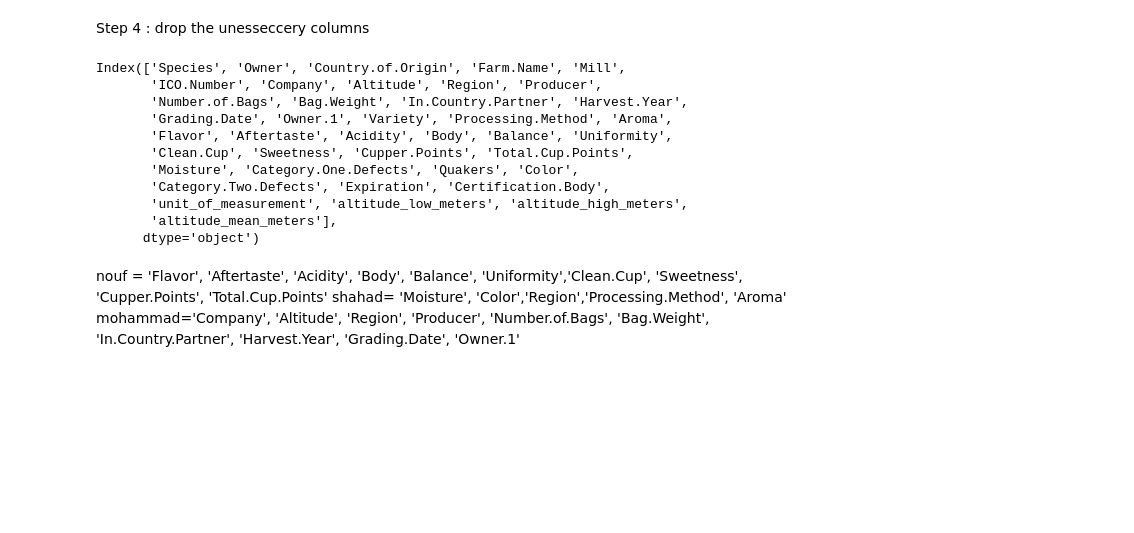
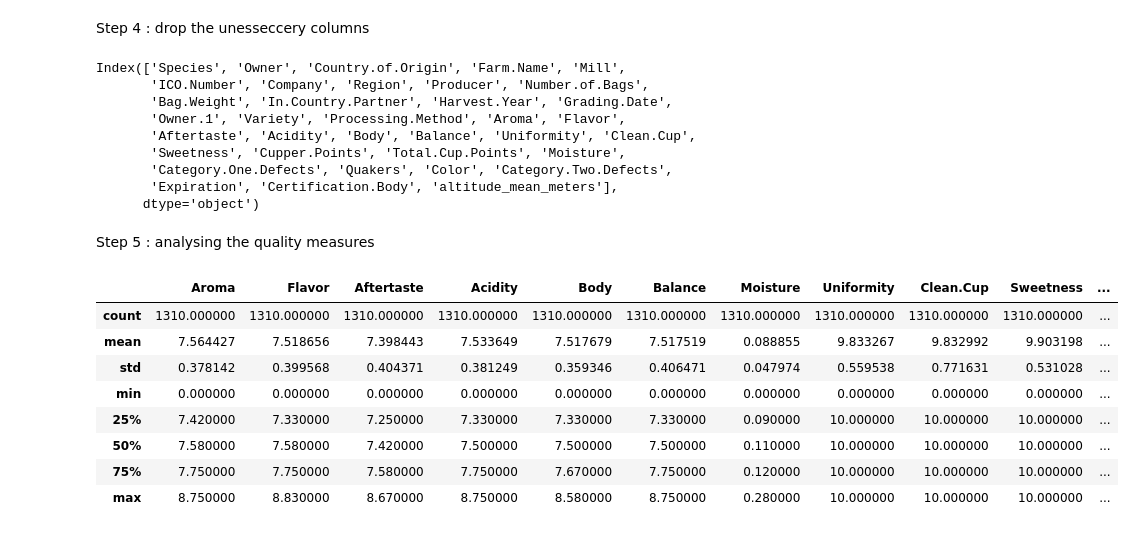
Before and after one commit to novr1512/exploring-coffee-data, a Jupyter notebook: exploring.ipynb, the cells around one changed output. Saved outputs shown, nothing was run; the diff lists cells and outputs as text; code cells hidden in the pictures; blank space fills up the shorter version.

```diff
--- a/exploring.ipynb
+++ b/exploring.ipynb
@@ -67,25 +167,37 @@ False
 # %% [markdown]
 Step 4 : drop the unesseccery columns
-# %%
-arabicaCoffee.drop(['Unnamed: 0','Lot.Number','Certification.Address','Certification.Contact'], axis=1 , inplace = True)
+# %%
+#Unnamed: 0 column is deleted because it is only a count of the number of arrows starting from 1 (not nedded)
+#Lot.Number column is deleted because most of the values included in it are null values (Also not needed)
+# 'Certification.Address','Certification.Contact' are deleted because they are not needded
+#the only Altitude column needed is the mean of the altitudes, because the same farm might have different altitudes.
+# So the max, min,, Altitude and unit of measurement columns will be deleted
+
+arabicaCoffee.drop(['Unnamed: 0','Lot.Number','Certification.Address','Certification.Contact','Altitude', 'unit_of_measurement', 'altitude_low_meters', 'altitude_high_meters' ], axis=1 , inplace = True)
 # %%
 arabicaCoffee.columns
 # %% [output]
 Index(['Species', 'Owner', 'Country.of.Origin', 'Farm.Name', 'Mill',
-       'ICO.Number', 'Company', 'Altitude', 'Region', 'Producer',
-       'Number.of.Bags', 'Bag.Weight', 'In.Country.Partner', 'Harvest.Year',
-       'Grading.Date', 'Owner.1', 'Variety', 'Processing.Method', 'Aroma',
-       'Flavor', 'Aftertaste', 'Acidity', 'Body', 'Balance', 'Uniformity',
-       'Clean.Cup', 'Sweetness', 'Cupper.Points', 'Total.Cup.Points',
-       'Moisture', 'Category.One.Defects', 'Quakers', 'Color',
-       'Category.Two.Defects', 'Expiration', 'Certification.Body',
-       'unit_of_measurement', 'altitude_low_meters', 'altitude_high_meters',
-       'altitude_mean_meters'],
+       'ICO.Number', 'Company', 'Region', 'Producer', 'Number.of.Bags',
+       'Bag.Weight', 'In.Country.Partner', 'Harvest.Year', 'Grading.Date',
+       'Owner.1', 'Variety', 'Processing.Method', 'Aroma', 'Flavor',
+       'Aftertaste', 'Acidity', 'Body', 'Balance', 'Uniformity', 'Clean.Cup',
+       'Sweetness', 'Cupper.Points', 'Total.Cup.Points', 'Moisture',
+       'Category.One.Defects', 'Quakers', 'Color', 'Category.Two.Defects',
+       'Expiration', 'Certification.Body', 'altitude_mean_meters'],
       dtype='object')
-# %% [markdown]
-nouf = 'Flavor', 'Aftertaste', 'Acidity', 'Body', 'Balance', 'Uniformity','Clean.Cup',
-'Sweetness', 'Cupper.Points', 'Total.Cup.Points'
-shahad= 'Moisture', 'Color','Region','Processing.Method', 'Aroma'
-mohammad='Company', 'Altitude', 'Region', 'Producer',
-       'Number.of.Bags', 'Bag.Weight', 'In.Country.Partner', 'Harvest.Year',
-       'Grading.Date', 'Owner.1'
+# %% [markdown]
+Step 5 : analysing the quality measures
+# %%
+arabicaCoffee[['Aroma','Flavor', 'Aftertaste', 'Acidity', 'Body', 'Balance','Moisture', 'Uniformity','Clean.Cup',
+'Sweetness', 'Total.Cup.Points']].describe()
+# %% [output]
+|  | Aroma | Flavor | Aftertaste | Acidity | Body | Balance | Moisture | Uniformity | Clean.Cup | Sweetness | ... |
+| count | 1310.000000 | 1310.000000 | 1310.000000 | 1310.000000 | 1310.000000 | 1310.000000 | 1310.000000 | 1310.000000 | 1310.000000 | 1310.000000 | ... |
+| mean | 7.564427 | 7.518656 | 7.398443 | 7.533649 | 7.517679 | 7.517519 | 0.088855 | 9.833267 | 9.832992 | 9.903198 | ... |
+| std | 0.378142 | 0.399568 | 0.404371 | 0.381249 | 0.359346 | 0.406471 | 0.047974 | 0.559538 | 0.771631 | 0.531028 | ... |
+| min | 0.000000 | 0.000000 | 0.000000 | 0.000000 | 0.000000 | 0.000000 | 0.000000 | 0.000000 | 0.000000 | 0.000000 | ... |
+| 25% | 7.420000 | 7.330000 | 7.250000 | 7.330000 | 7.330000 | 7.330000 | 0.090000 | 10.000000 | 10.000000 | 10.000000 | ... |
+| 50% | 7.580000 | 7.580000 | 7.420000 | 7.500000 | 7.500000 | 7.500000 | 0.110000 | 10.000000 | 10.000000 | 10.000000 | ... |
+| 75% | 7.750000 | 7.750000 | 7.580000 | 7.750000 | 7.670000 | 7.750000 | 0.120000 | 10.000000 | 10.000000 | 10.000000 | ... |
+| max | 8.750000 | 8.830000 | 8.670000 | 8.750000 | 8.580000 | 8.750000 | 0.280000 | 10.000000 | 10.000000 | 10.000000 | ... |
```
Also changed, not shown: parts of 34 cells of this notebook.
